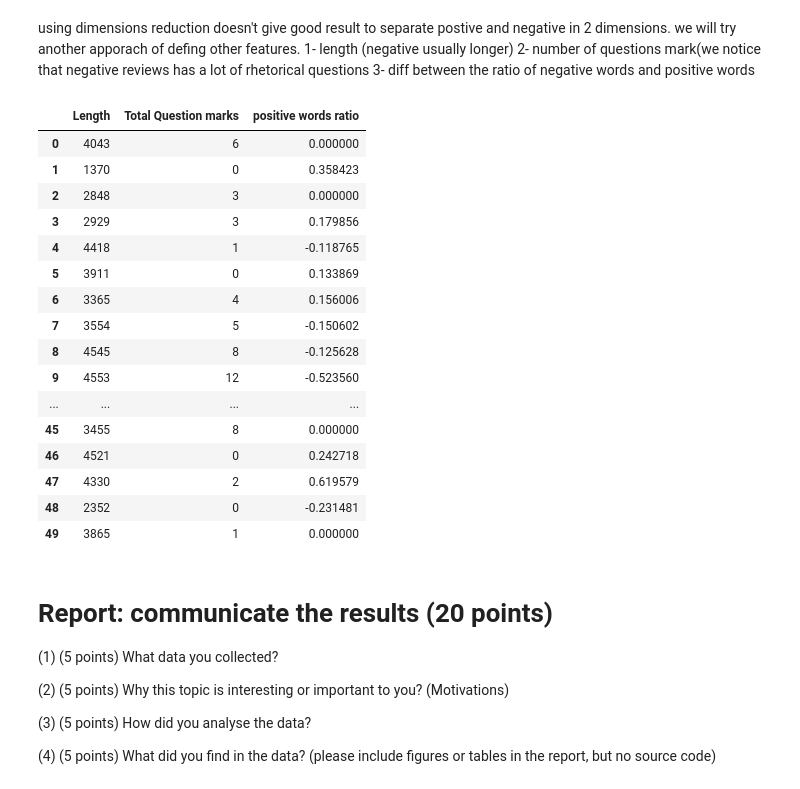
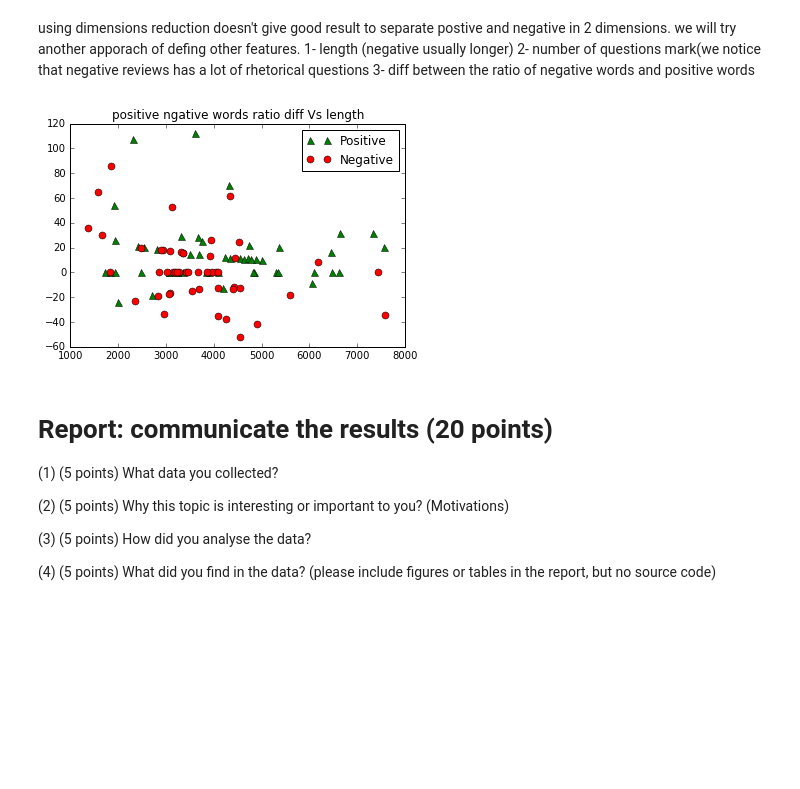
Before and after one commit to yousef-fadila/DS501-case-studies, a Jupyter notebook: casestudy3/CS3.ipynb, the cells around one changed output. Cells and saved outputs as stored; diff of their text form; code cells hidden in the pictures; blank space fills up the shorter version.

```diff
--- a/casestudy3/CS3.ipynb
+++ b/casestudy3/CS3.ipynb
@@ -599,34 +599,26 @@ rev_length = [len(data) for data in data_set]
 rev_questions_mark = [str(data).count("?") for data in data_set]
 
 positive_pattern = '(?<!not) good| (?<!not) interesting| (?<!not) nice| (?<!not) awesome| (?<!not) excellent| (?<!not) appealing| (?<!not) fascinating| (?<!not) remarkable| (?<!not) first-rate| (?<!not) insightful| (?<!not) clever| (?<!not) charming| (?<!not) comical| (?<!not) charismatic| (?<!not) enjoyable| (?<!not) uproarious| (?<!not) original| (?<!not) tender| (?<!not) hilarious| (?<!not) absorbing| (?<!not) sensitive| (?<!not) riveting| (?<!not) intriguing| (?<!not) powerful| (?<!not) enjoyable| (?<!not) pleasant| (?<!not) surprising| (?<!not) dazzling| (?<!not) thought provoking| (?<!not) imaginative| (?<!not) legendary'
-rev_positive_ratio = [len(re.findall(positive_pattern, str(data),re.IGNORECASE))/float(len(str(data).split()))*100 for data in data_set]
+rev_positive_ratio = [len(re.findall(positive_pattern, str(data),re.IGNORECASE))/float(len(str(data).split()))*10000 for data in data_set]
 
 negative_patterns = '(?<!not) bad| (?<!not) awful| (?<!not) unimpressive| (?<!not) horrible| (?<!not) unpleasant | (?<!not) second-rate| (?<!not) violent| (?<!not) moronic| (?<!not) third-rate| (?<!not) flawed| (?<!not) juvenile| (?<!not) boring| (?<!not) distasteful| (?<!not) ordinary| (?<!not) disgusting| (?<!not) senseless| (?<!not) static| (?<!not) brutal| (?<!not) confused| (?<!not) disappointing| (?<!not) bloody| (?<!not) silly| (?<!not) tired| (?<!not) predictable| (?<!not) stupid| (?<!not) uninteresting| (?<!not) weak| (?<!not) incredibly tiresome| (?<!not) uneven| (?<!not) outdated| (?<!not) dreadful'
-rev_negative_ratio= [len(re.findall(negative_patterns, str(data),re.IGNORECASE))/float(len(str(data).split()))*100 for data in data_set]
+rev_negative_ratio= [len(re.findall(negative_patterns, str(data),re.IGNORECASE))/float(len(str(data).split()))*10000 for data in data_set]
 
 ratio_diff = [x - y for x, y in zip(rev_positive_ratio, rev_negative_ratio)]
 # %%
 features = {'Length': rev_length,'Total Question marks': rev_questions_mark,'positive ngative words ratio diff': ratio_diff}
 df = pd.DataFrame(features)
-df
-# %% [output]
-|  | Length | Total Question marks | positive words ratio |
-| 0 | 4043 | 6 | 0.000000 |
-| 1 | 1370 | 0 | 0.358423 |
-| 2 | 2848 | 3 | 0.000000 |
-| 3 | 2929 | 3 | 0.179856 |
-| 4 | 4418 | 1 | -0.118765 |
-| 5 | 3911 | 0 | 0.133869 |
-| 6 | 3365 | 4 | 0.156006 |
-| 7 | 3554 | 5 | -0.150602 |
-| 8 | 4545 | 8 | -0.125628 |
-| 9 | 4553 | 12 | -0.523560 |
-| ... | ... | ... | ... |
-| 45 | 3455 | 8 | 0.000000 |
-| 46 | 4521 | 0 | 0.242718 |
-| 47 | 4330 | 2 | 0.619579 |
-| 48 | 2352 | 0 | -0.231481 |
-| 49 | 3865 | 1 | 0.000000 |
+# %%
+
+Xpos = df[dataset.target==1][:50]
+Xneg = df[dataset.target==0][:50]
+plt.plot(Xpos['Length'],Xpos['positive ngative words ratio diff'].values, '^', markersize=7, color='green', label='Positive')
+plt.plot(Xneg['Length'],Xneg['positive ngative words ratio diff'].values, 'o', markersize=7, color='red', label='Negative')
+plt.legend()
+plt.title('positive ngative words ratio diff Vs length')
+plt.show()
+# %% [output]
+[figure, added]
 # %% [markdown]
 # Report: communicate the results (20 points)
 
```
